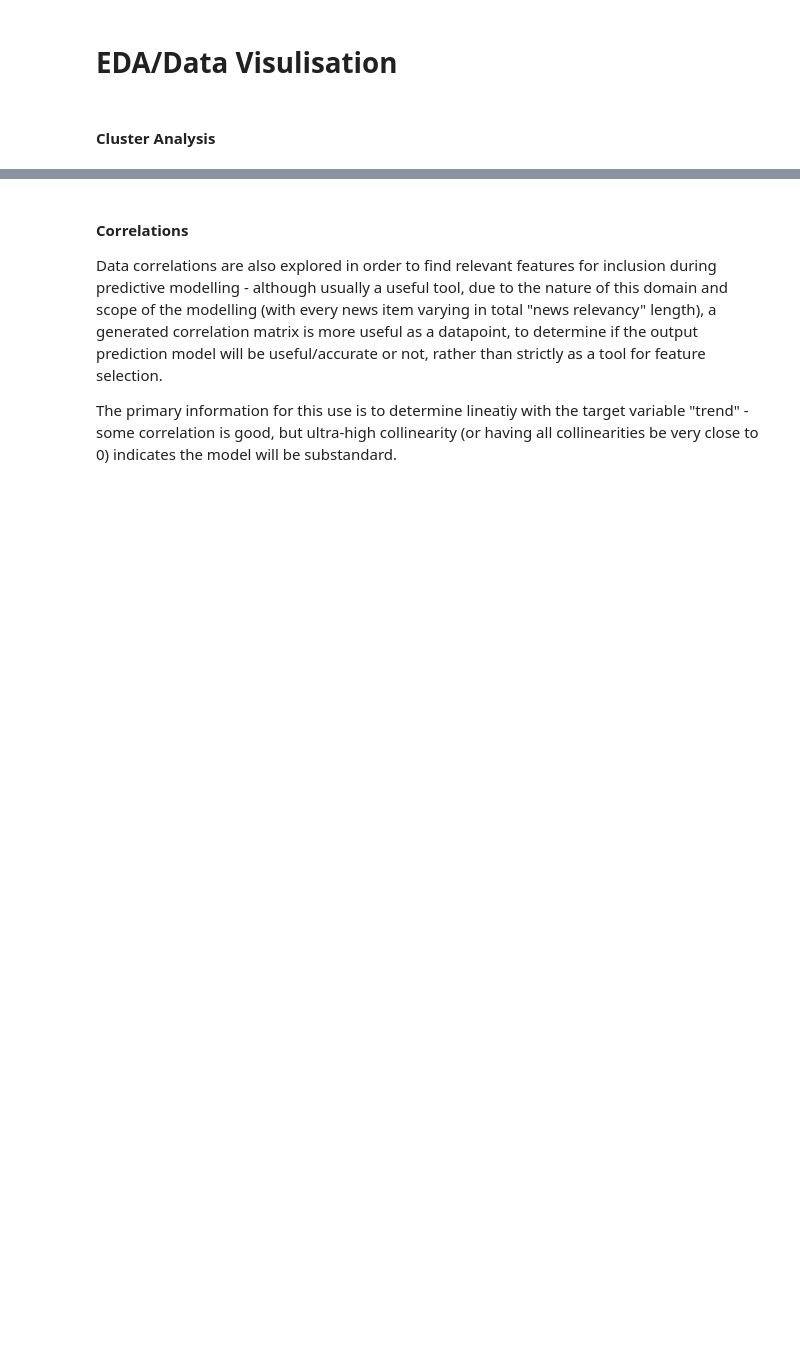
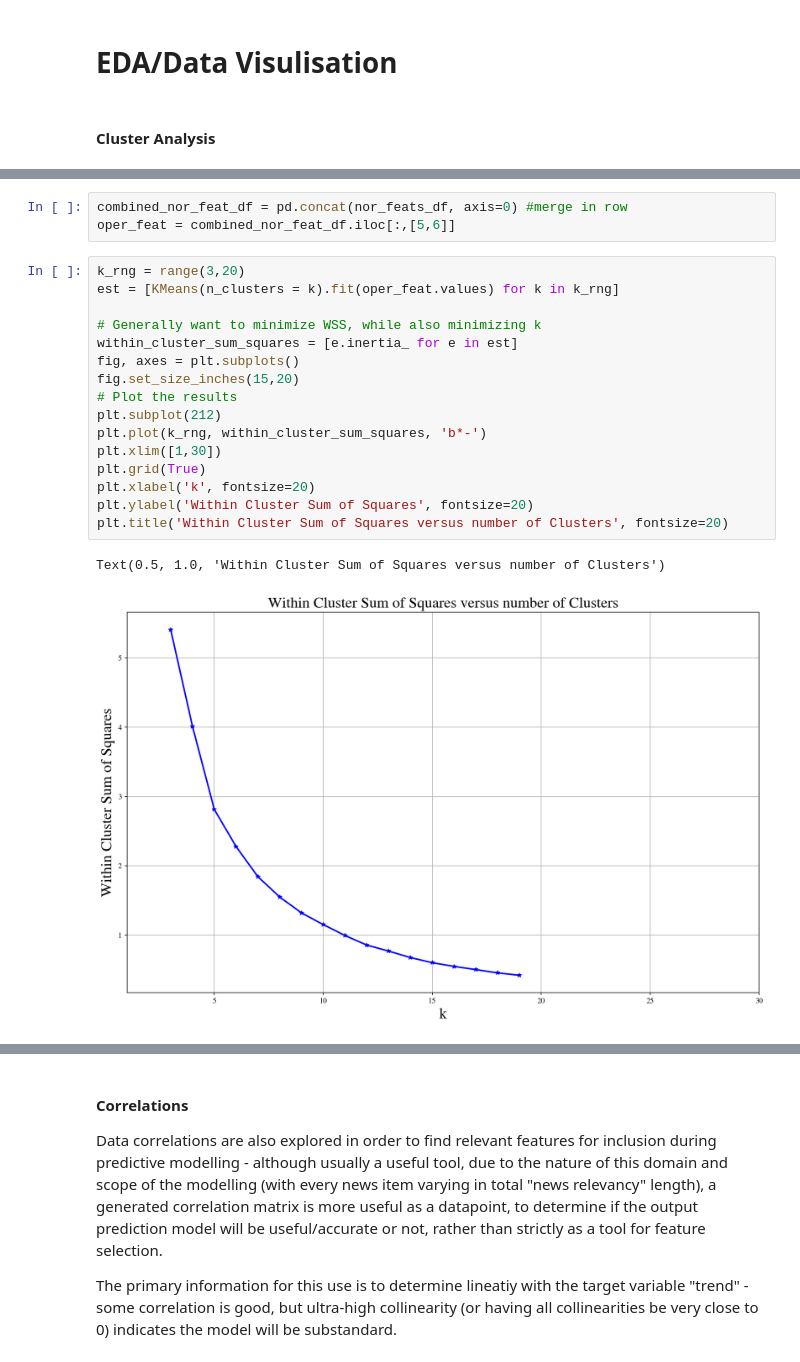
Before and after one commit to FibonacciAlex/755_project_4, a Jupyter notebook: Final Report Files - Group 2/Report - The News Trend Predictor - Data Mastery Group Project.ipynb, the cells around one changed output, grey strips where cells are left out. Cells and saved outputs as stored; diff of their text form; blank space fills up the shorter version.

```diff
--- a/Final Report Files - Group 2/Report - The News Trend Predictor - Data Mastery Group Project.ipynb
+++ b/Final Report Files - Group 2/Report - The News Trend Predictor - Data Mastery Group Project.ipynb
@@ -181,0 +194,22 @@ date
+# %%
+combined_nor_feat_df = pd.concat(nor_feats_df, axis=0) #merge in row
+oper_feat = combined_nor_feat_df.iloc[:,[5,6]]
+# %%
+k_rng = range(3,20)
+est = [KMeans(n_clusters = k).fit(oper_feat.values) for k in k_rng]
+
+# Generally want to minimize WSS, while also minimizing k
+within_cluster_sum_squares = [e.inertia_ for e in est]
+fig, axes = plt.subplots()
+fig.set_size_inches(15,20)
+# Plot the results
+plt.subplot(212)
+plt.plot(k_rng, within_cluster_sum_squares, 'b*-')
+plt.xlim([1,30])
+plt.grid(True)
+plt.xlabel('k', fontsize=20)
+plt.ylabel('Within Cluster Sum of Squares', fontsize=20)
+plt.title('Within Cluster Sum of Squares versus number of Clusters', fontsize=20)
+# %% [output]
+Text(0.5, 1.0, 'Within Cluster Sum of Squares versus number of Clusters')
+[figure, added]
```
Also changed, not shown: parts of 9 cells of this notebook.
